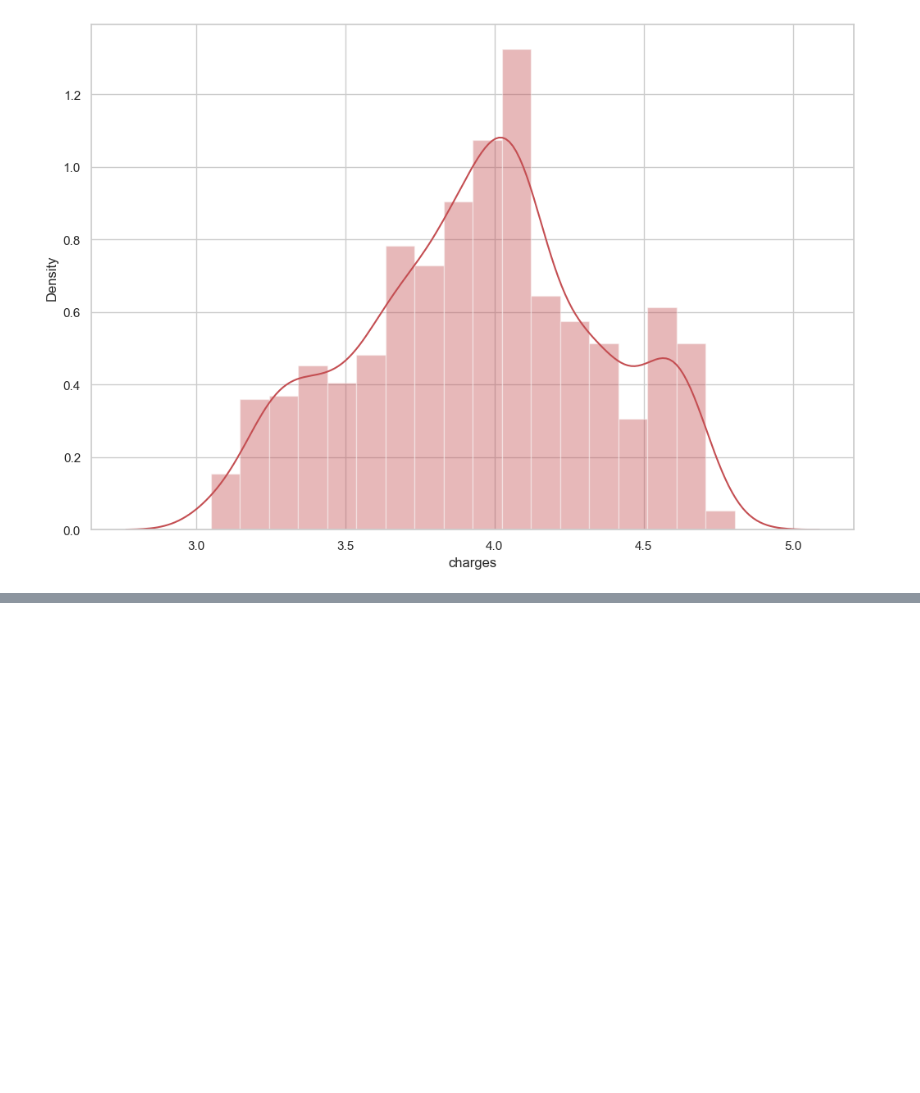
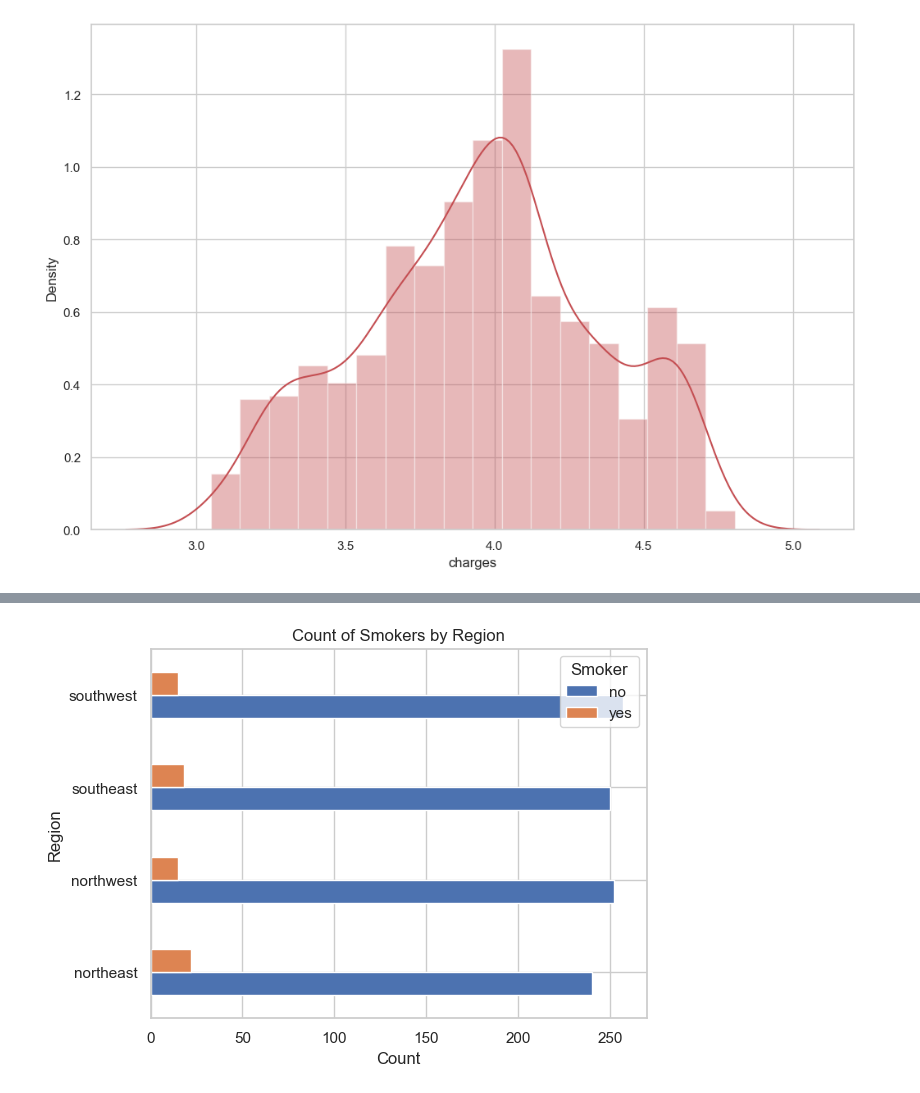
Before and after one commit to thassung/Medical_prediction, a Jupyter notebook: medical insurance.ipynb, the cells around one changed output, grey strips where cells are left out. Drawn from its saved outputs; the diff is of its cells as text; code cells hidden in the pictures; blank space fills up the shorter version.

```diff
--- a/medical insurance.ipynb
+++ b/medical insurance.ipynb
@@ -110,0 +155,10 @@ TypeError: barplot() takes from 0 to 1 positional arguments but 2 positional arg
+# %%
+smokers_by_region = df_cleaned.groupby('region')['smoker'].value_counts().unstack().fillna(0)
+smokers_by_region.plot(kind='barh')
+plt.xlabel('Count')
+plt.ylabel('Region')
+plt.title('Count of Smokers by Region')
+plt.legend(title='Smoker', loc='upper right')
+plt.show()
+# %% [output]
+[figure, added]
```
Also changed, not shown: parts of 17 cells of this notebook.
